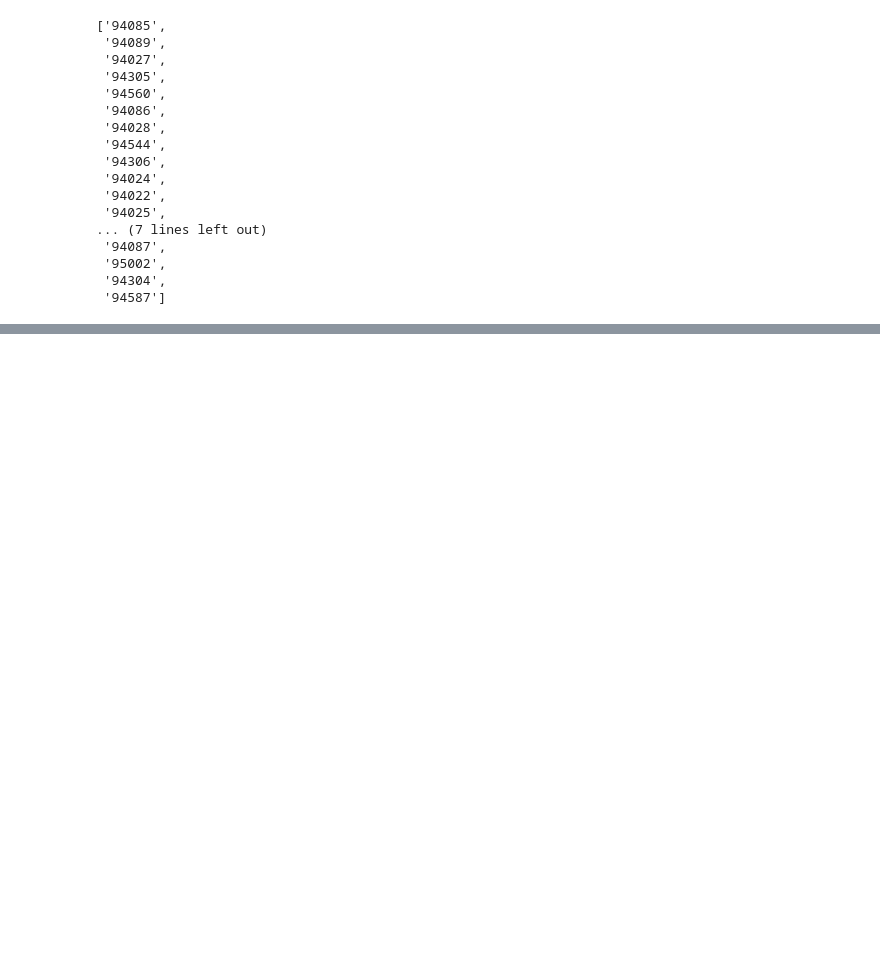
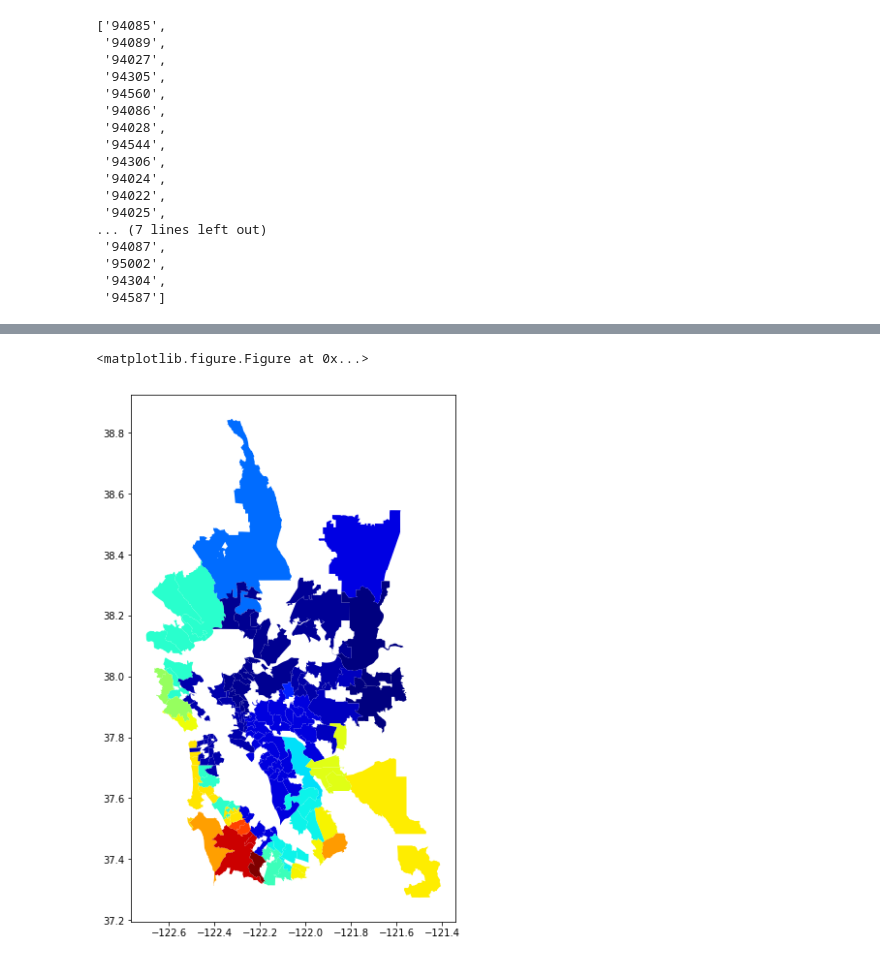
Before and after one commit to heronyang/house-price-vs-income, a Jupyter notebook: Income v.s. House Price.ipynb, the cells around one changed output, grey strips where cells are left out. Cells and saved outputs as stored; diff of their text form; code cells hidden in the pictures; blank space fills up the shorter version.

Commit message:
Adds maps for working/living in neighbor zipcode area

```diff
--- a/Income v.s. House Price.ipynb
+++ b/Income v.s. House Price.ipynb
@@ -339,11 +339,11 @@ plot_shapes(filtered_shape_records, normalized_df, "price")
 # Income v.s. House Price
 # %%
 # Merge house price and income table
-income_vs_houseprice = pd.merge(zipcode2income_df, most_recent_houseprice,
-                                how="inner",left_index=True, right_index=True)
-income_vs_houseprice["years_needed"] = income_vs_houseprice["price"] / income_vs_houseprice["income"]
-income_vs_houseprice = income_vs_houseprice.sort_values("years_needed")
-income_vs_houseprice.head()
+income_vs_price = pd.merge(income, most_recent_houseprice,
+                           how="inner",left_index=True, right_index=True)
+income_vs_price["years_needed"] = income_vs_price["price"] / income_vs_price["income"]
+income_vs_price = income_vs_price.sort_values("years_needed")
+income_vs_price.head()
 # %% [output]
 |  | income | price | years_needed |
 | 94531 | 90126 | 479100 | 5.315891 |
@@ -430,0 +455,3 @@ neighbor["94040"]
+# %%
+normalized_df = get_normalized_df(income_vs_price)
+normalized_df.head()
@@ -430,0 +465,5 @@ neighbor["94040"]
+# %%
+plot_shapes(filtered_shape_records, normalized_df, "neighbor_min_price")
+# %% [output]
+<matplotlib.figure.Figure at 0x...>
+[figure, added]
```
Also changed, not shown: parts of 16 cells of this notebook.
